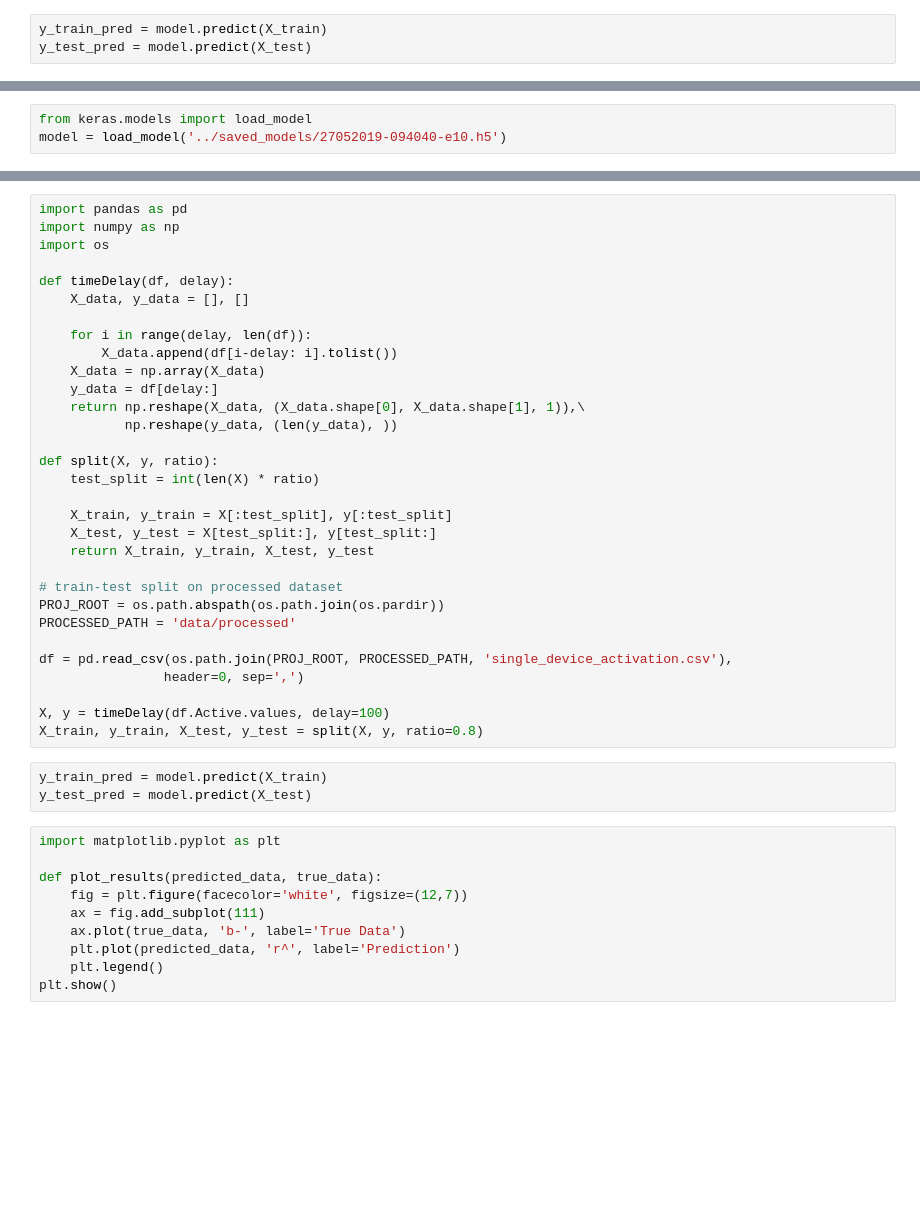
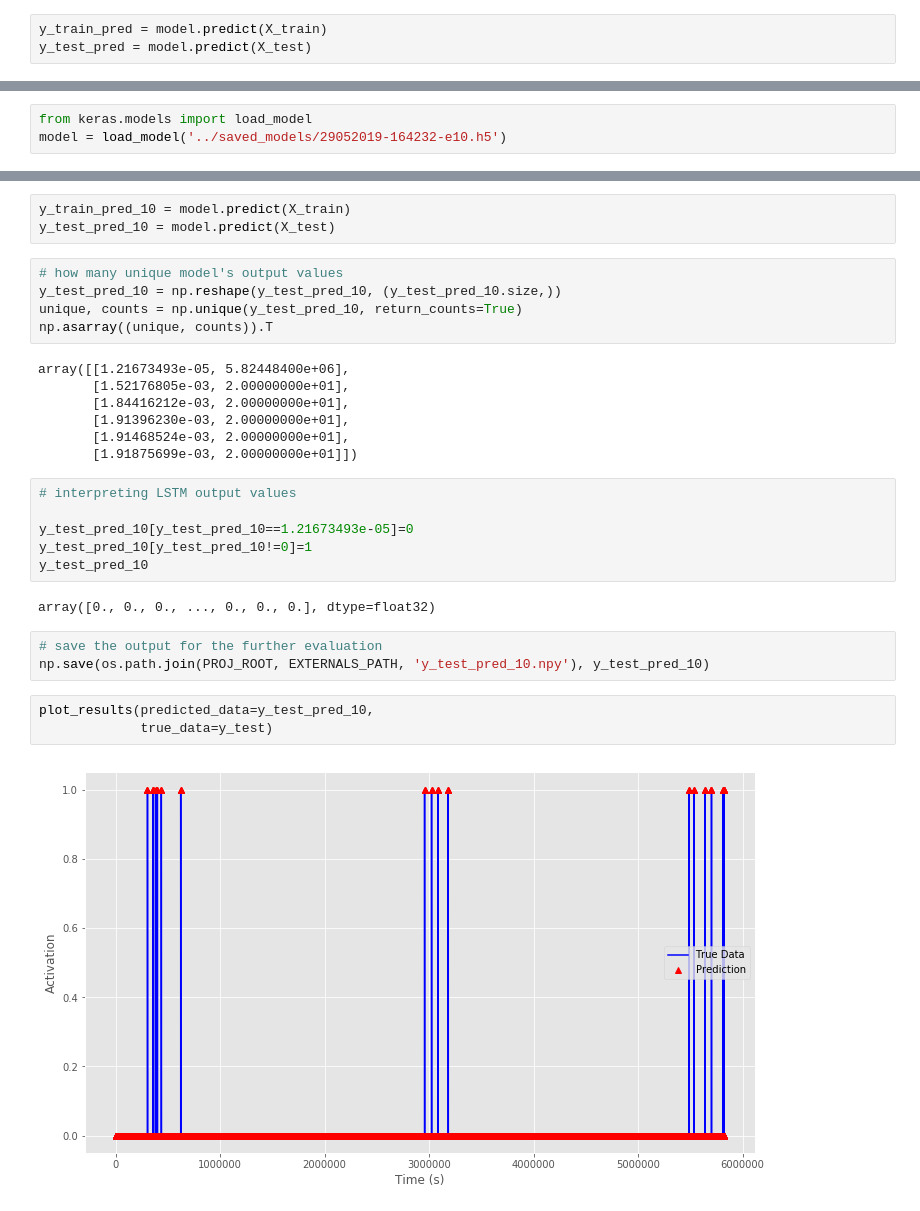
Before and after one commit to akapet00/lora-time-series, a Jupyter notebook: notebooks/01-evaluation.ipynb, the cells around one changed output, grey strips where cells are left out. Cells and saved outputs as stored; diff of their text form; blank space fills up the shorter version.

```diff
--- a/notebooks/01-evaluation.ipynb
+++ b/notebooks/01-evaluation.ipynb
@@ -119,3 +112,3 @@ plot_results(y_test_pred[200000:700000, ], y_test[200000:700000, ])
 # %%
 from keras.models import load_model
-model = load_model('../saved_models/27052019-094040-e10.h5')
+model = load_model('../saved_models/29052019-164232-e10.h5')
@@ -133,44 +115,31 @@ Use tf.cast instead.
-# %%
-import pandas as pd
-import numpy as np
-import os
-
-def timeDelay(df, delay):
-    X_data, y_data = [], []
-
-    for i in range(delay, len(df)):
-        X_data.append(df[i-delay: i].tolist())
-    X_data = np.array(X_data)
-    y_data = df[delay:]
-    return np.reshape(X_data, (X_data.shape[0], X_data.shape[1], 1)),\
-           np.reshape(y_data, (len(y_data), ))
-
-def split(X, y, ratio):
-    test_split = int(len(X) * ratio)
-
-    X_train, y_train = X[:test_split], y[:test_split]
-    X_test, y_test = X[test_split:], y[test_split:]
-    return X_train, y_train, X_test, y_test
-
-# train-test split on processed dataset
-PROJ_ROOT = os.path.abspath(os.path.join(os.pardir))
-PROCESSED_PATH = 'data/processed'
-
-df = pd.read_csv(os.path.join(PROJ_ROOT, PROCESSED_PATH, 'single_device_activation.csv'),
-                header=0, sep=',')
-
-X, y = timeDelay(df.Active.values, delay=100)
-X_train, y_train, X_test, y_test = split(X, y, ratio=0.8)
 # %%
-y_train_pred = model.predict(X_train)
-y_test_pred = model.predict(X_test)
+y_train_pred_10 = model.predict(X_train)
+y_test_pred_10 = model.predict(X_test)
-# %%
-import matplotlib.pyplot as plt
-
-def plot_results(predicted_data, true_data):
-    fig = plt.figure(facecolor='white', figsize=(12,7))
-    ax = fig.add_subplot(111)
-    ax.plot(true_data, 'b-', label='True Data')
-    plt.plot(predicted_data, 'r^', label='Prediction')
-    plt.legend()
-plt.show()
+# %%
+# how many unique model's output values
+y_test_pred_10 = np.reshape(y_test_pred_10, (y_test_pred_10.size,))
+unique, counts = np.unique(y_test_pred_10, return_counts=True)
+np.asarray((unique, counts)).T
+# %% [output]
+array([[1.21673493e-05, 5.82448400e+06],
+       [1.52176805e-03, 2.00000000e+01],
+       [1.84416212e-03, 2.00000000e+01],
+       [1.91396230e-03, 2.00000000e+01],
+       [1.91468524e-03, 2.00000000e+01],
+       [1.91875699e-03, 2.00000000e+01]])
+# %%
+# interpreting LSTM output values
+
+y_test_pred_10[y_test_pred_10==1.21673493e-05]=0
+y_test_pred_10[y_test_pred_10!=0]=1
+y_test_pred_10
+# %% [output]
+array([0., 0., 0., ..., 0., 0., 0.], dtype=float32)
+# %%
+# save the output for the further evaluation
+np.save(os.path.join(PROJ_ROOT, EXTERNALS_PATH, 'y_test_pred_10.npy'), y_test_pred_10)
+# %%
+plot_results(predicted_data=y_test_pred_10,
+             true_data=y_test)
+# %% [output]
+[figure, added]
```
Also changed, not shown: parts of 26 cells of this notebook, 2 other files.
